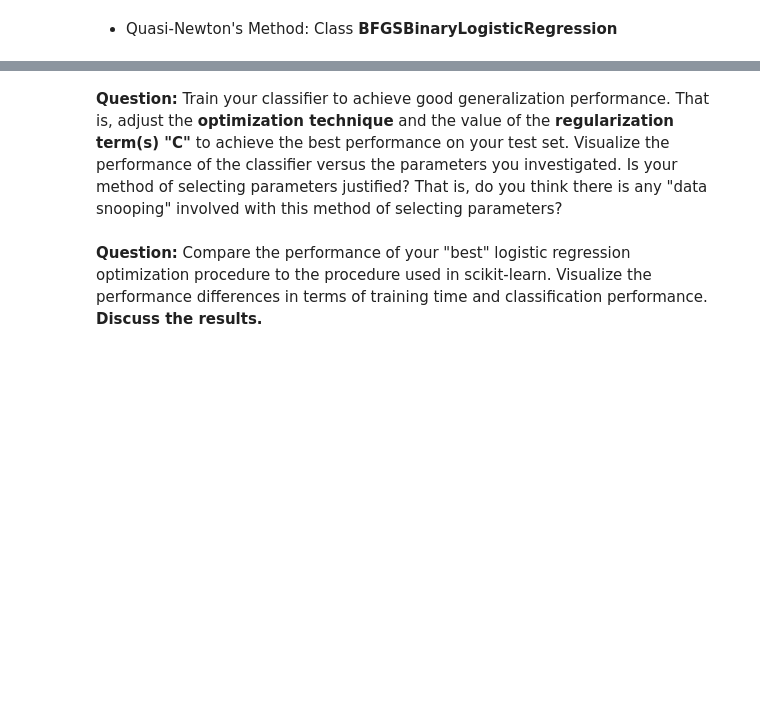
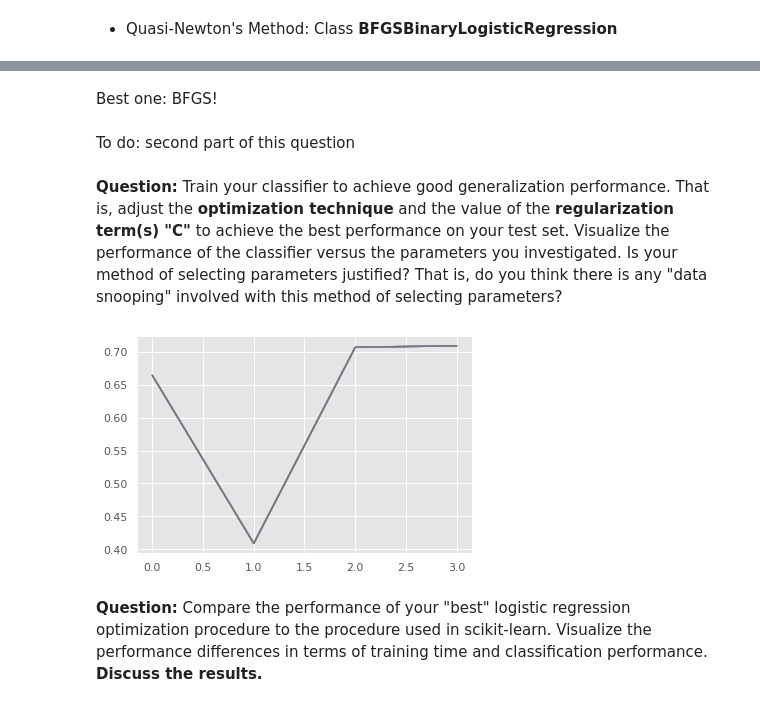
Before and after one commit to bmpeluzo/lab3, a Jupyter notebook: lab3/lab3.ipynb, the cells around one changed output, grey strips where cells are left out. Drawn from its saved outputs; the diff is of its cells as text; code cells hidden in the pictures; blank space fills up the shorter version.

Commit message:
I will work in C part

```diff
--- a/lab3/lab3.ipynb
+++ b/lab3/lab3.ipynb
@@ -498,4 +548,0 @@ Untrained MultiClass Logistic Regression Object
-# %%
-newton.fit(X_train,y_train)
-newton.predict(X_test)
-print(accuracy_score(y_test,y_hat))
@@ -544,2 +583,0 @@ Untrained MultiClass Logistic Regression Object
-# %%
-quasi_newton.fit(X_train,y_train)
@@ -550,0 +584,17 @@ print(accuracy_score(y_test,y_hat))
+# %%
+solvers=['LineSearchLogisticRegression','StochasticLogisticRegression','HessianBinaryLogisticRegression','BFGSBinaryLogisticRegression']
+# %%
+accuracy=[]
+for solv in solvers:
+    %time
+    print('-------------', solv,'-------------')
+    solv=getattr(sys.modules[__name__], solv)
+    model=MultiClassLogisticRegression(eta=0.05,iterations=200,solver=solv,C=1.0)
+    print(model)
+    model.fit(X_train,y_train)
+    print(model.fit(X_train,y_train))
+    model.predict(X_test)
+    y_hat=model.predict(X_test)
+    accuracy.append(accuracy_score(y_hat,y_test))
+    print('Accuracy: ',accuracy_score(y_hat,y_test))
+    del y_hat
@@ -551,5 +619,14 @@ print(accuracy_score(y_test,y_hat))
+# %% [markdown]
+Best one: BFGS!
+# %% [markdown]
+To do: second part of this question
 # %% [markdown]
 <b>Question:</b> Train your classifier to achieve good generalization performance. That is, adjust the <b>optimization technique</b> and the value of the <b>regularization term(s) "C"</b> to achieve the best performance on your test set. Visualize the performance of the classifier versus the parameters you investigated. Is your method of selecting parameters justified? That is, do you think there is any "data snooping" involved with this method of selecting parameters?
+# %%
+for solv in solvers:
+    plt.plot(accuracy)
+# %% [output]
+[figure, added]
 # %% [markdown]
 <b>Question:</b> Compare the performance of your "best" logistic regression optimization procedure to the procedure used in scikit-learn. Visualize the performance differences in terms of training time and classification performance. <b>Discuss the results.</b>
 # %% [markdown]
```
Also changed, not shown: parts of 13 cells of this notebook.
